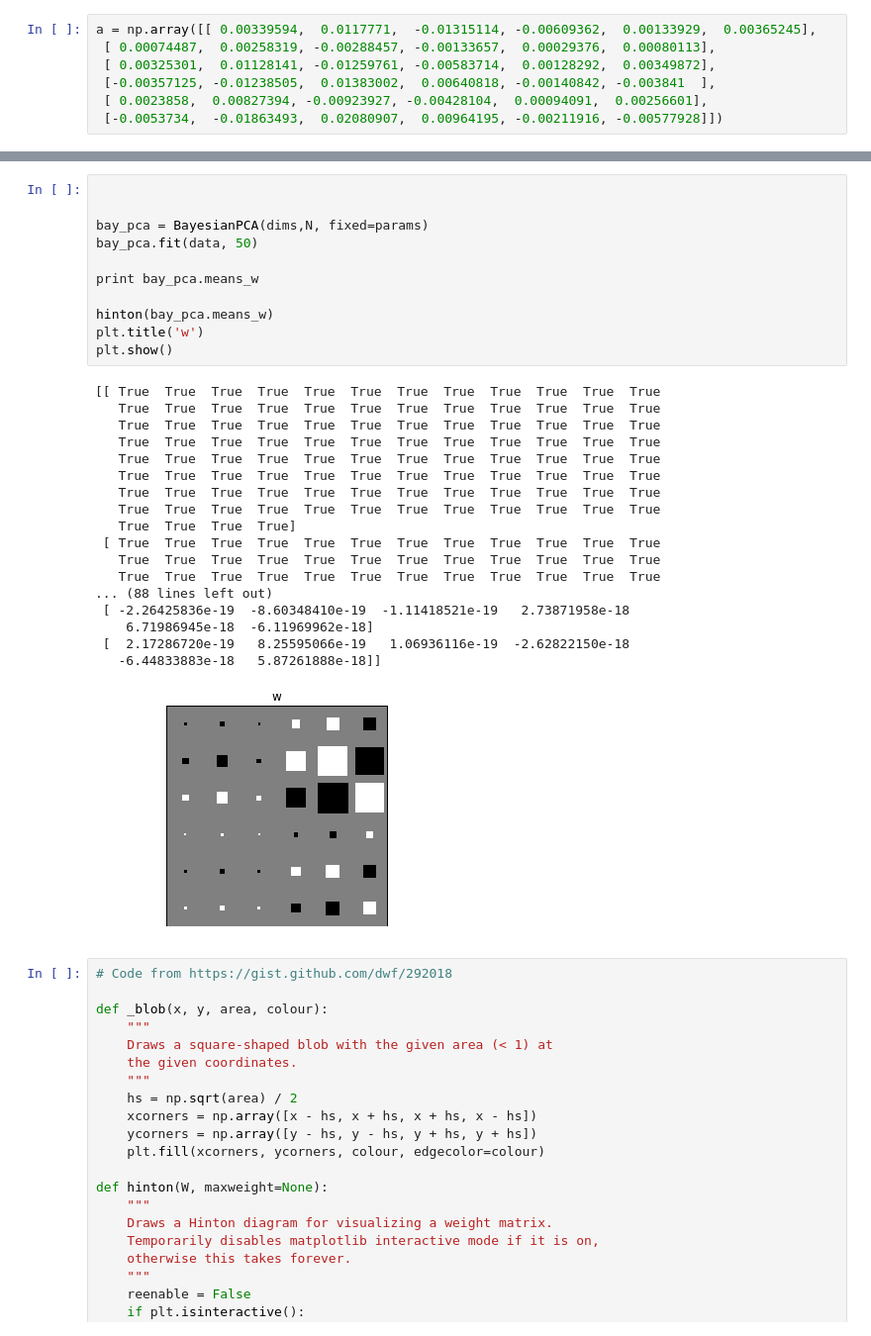
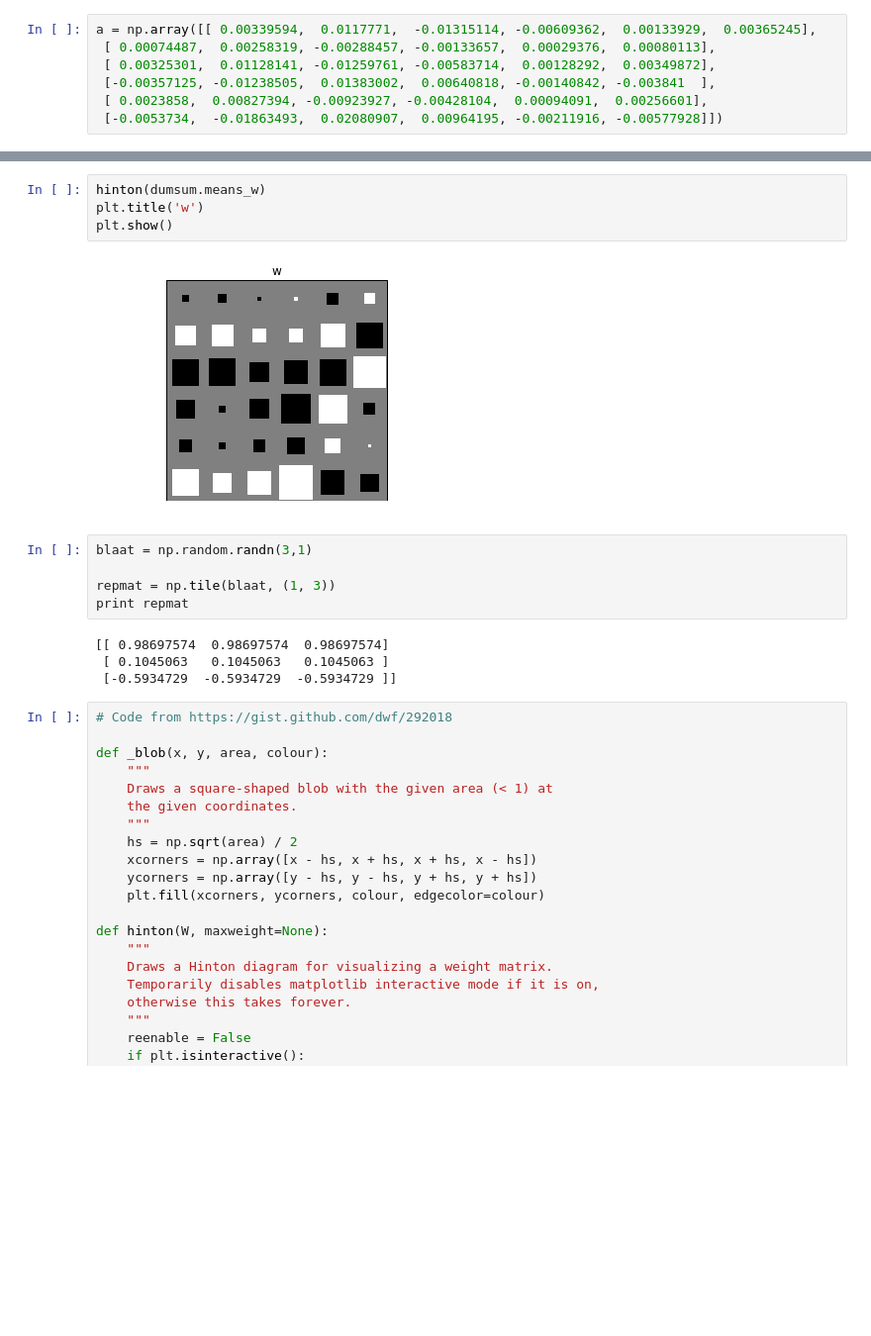
Before and after one commit to stablum/mlpm, a Jupyter notebook: 3/lab03draft-dumsum.ipynb, the cells around one changed output, grey strips where cells are left out. Shown at 99% size. Cells and saved outputs as stored; diff of their text form; blank space fills up the shorter version.

Commit message:
blaat

```diff
--- a/3/lab03draft-dumsum.ipynb
+++ b/3/lab03draft-dumsum.ipynb
@@ -288,33 +279,18 @@ fixed params
-# %%
-
-
-bay_pca = BayesianPCA(dims,N, fixed=params)
-bay_pca.fit(data, 50)
-
-print bay_pca.means_w
-
-hinton(bay_pca.means_w)
-plt.title('w')
-plt.show()
-# %% [output]
-[[ True  True  True  True  True  True  True  True  True  True  True  True
-   True  True  True  True  True  True  True  True  True  True  True  True
-   True  True  True  True  True  True  True  True  True  True  True  True
-   True  True  True  True  True  True  True  True  True  True  True  True
-   True  True  True  True  True  True  True  True  True  True  True  True
-   True  True  True  True  True  True  True  True  True  True  True  True
-   True  True  True  True  True  True  True  True  True  True  True  True
-   True  True  True  True  True  True  True  True  True  True  True  True
-   True  True  True  True]
- [ True  True  True  True  True  True  True  True  True  True  True  True
-   True  True  True  True  True  True  True  True  True  True  True  True
-   True  True  True  True  True  True  True  True  True  True  True  True
-... (88 lines left out)
- [ -2.26425836e-19  -8.60348410e-19  -1.11418521e-19   2.73871958e-18
-    6.71986945e-18  -6.11969962e-18]
- [  2.17286720e-19   8.25595066e-19   1.06936116e-19  -2.62822150e-18
-   -6.44833883e-18   5.87261888e-18]]
-[figure, removed]
+# %%
+hinton(dumsum.means_w)
+plt.title('w')
+plt.show()
+# %% [output]
+[figure, added]
+# %%
+blaat = np.random.randn(3,1)
+
+repmat = np.tile(blaat, (1, 3))
+print repmat
+# %% [output]
+[[ 0.98697574  0.98697574  0.98697574]
+ [ 0.1045063   0.1045063   0.1045063 ]
+ [-0.5934729  -0.5934729  -0.5934729 ]]
 # %%
 # Code from https://gist.github.com/dwf/292018
 
```
Also changed, not shown: parts of 4 cells of this notebook.
